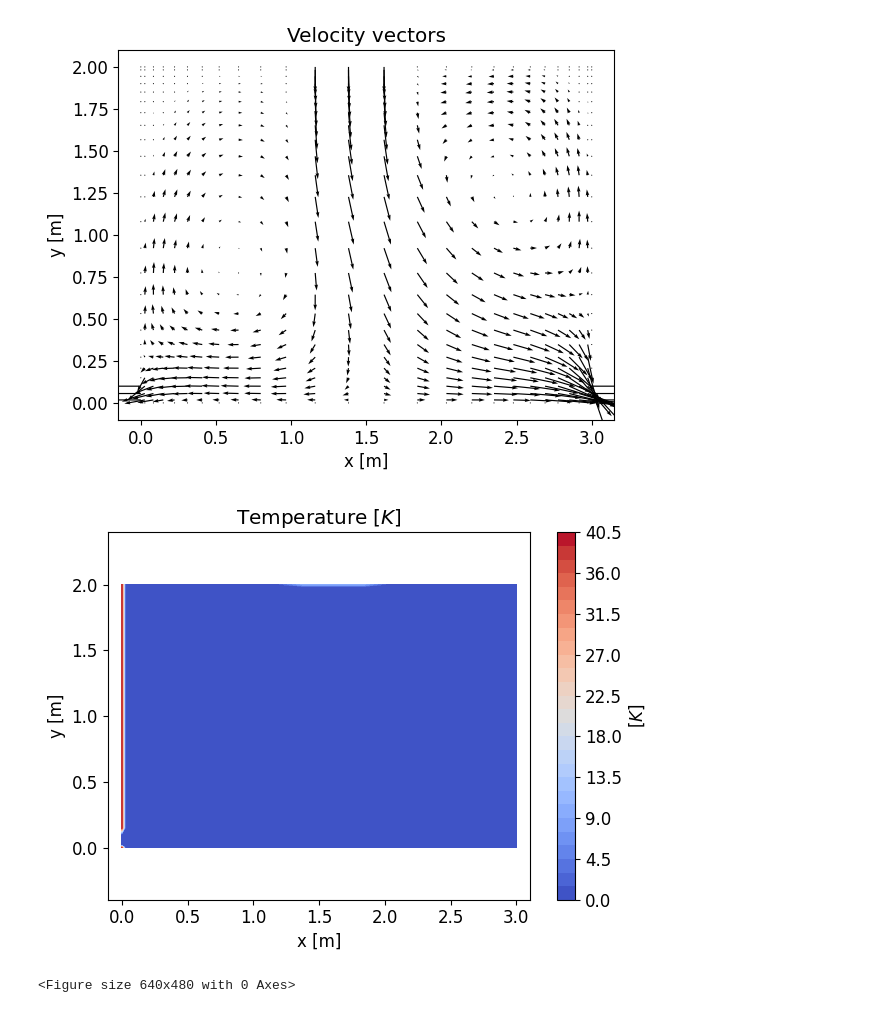
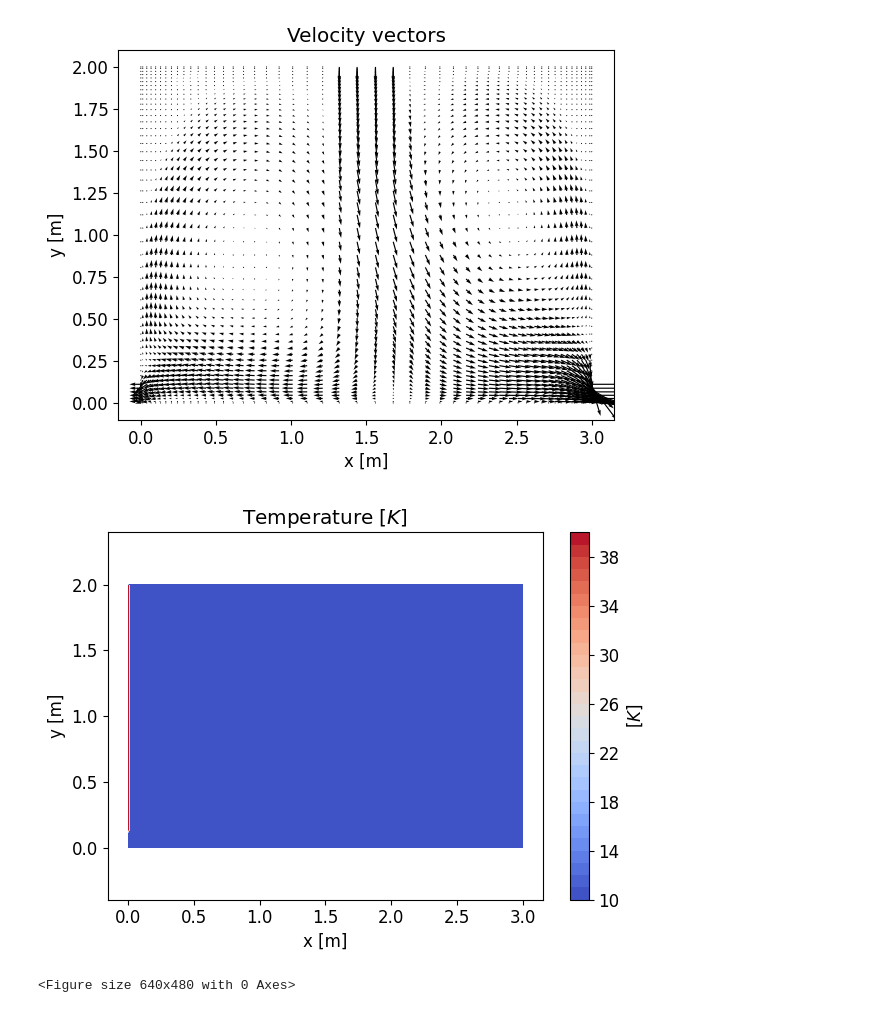
Before and after one commit to John-Carlsson/CFD, a Jupyter notebook: task2/main.ipynb, the cells around one changed output. Saved outputs shown, nothing was run; the diff lists cells and outputs as text; code cells hidden in the pictures.

```diff
--- a/task2/main.ipynb
+++ b/task2/main.ipynb
@@ -24,20 +24,20 @@ import pandas
 #===================== Inputs =====================
 
 # Geometric and mesh inputs (mesh is read from file)
-grid_type = 'coarse' # Either 'coarse' or 'fine'
+grid_type = 'fine' # Either 'coarse' or 'fine'
 caseID    =   20       # Your case number to solve
 
 # Solver inputs
 nIter  = 2000    # set maximum number of iterations
 resTol = 0.001 # set convergence criteria for residuals
-solver = 'Gauss-Seidel'  # Either Gauss-Seidel or TDMA
+solver = 'TDMA'  # Either Gauss-Seidel or TDMA
 
 # Physical properties
 rho    =   1    # Density
 k      =   1    # Thermal conductivity
 Cp     =   200  # Specific heat
 gamma  =   k/Cp # Calculated diffusion coefficient
-
+q_in = 50       #W/m^2
 #====================== Code ======================
 
 # Read grid and velocity data:
@@ -98,8 +98,8 @@ Fe     = np.zeros((nI,nJ))*nan       # Convective coefficients for east face, in
 Fw     = np.zeros((nI,nJ))*nan       # Convective coefficients for west face, in nodes
 Fn     = np.zeros((nI,nJ))*nan       # Convective coefficients for north face, in nodes
 Fs     = np.zeros((nI,nJ))*nan       # Convective coefficients for south face, in nodes
-P      = np.zeros((nI,nJ))*nan       # Array for TDMA, in nodes
-Q      = np.zeros((nI,nJ))*nan       # Array for TDMA, in nodes
+P      = np.zeros((nI,nJ))           # Array for TDMA, in nodes
+Q      = np.zeros((nI,nJ))           # Array for TDMA, in nodes
 u      = u_datavector.reshape(nI,nJ) # Values of x-velocity, in nodes
 v      = v_datavector.reshape(nI,nJ) # Values of y-velocity, in nodes
 res    = []                          # Array for appending residual each iteration
@@ -149,51 +149,52 @@ if True:
 	plt.xlabel('x [m]')
 	plt.ylabel('y [m]')
 # %% [output]
-[figure, old version]
+[figure, new version]
 # %%
 # Initialize dependent variable array and Dirichlet boundary conditions
 # Note that a value is needed in all nodes for contour plot
 # Default:
 
-T = np.zeros_like(T)
-for i in range(0,nI):
-    for j in range(0,nJ):
-        T[i,j] = 0
+T = np.ones_like(T)*10
+# for i in range(0,nI):
+#     for j in range(0,nJ):
+#         T[i,j] = 10
 
 # Inlets (found by velocity into domain), walls (found by zero velocity):
 for i in range(1,nI-1):
     j = nJ-1
     if v[i-1,j] < 0:
         T[i,j] = 10
 
     j = 0
-    T[i,j] = 50/k * dy_sn[i,j+1] * dx_we[i,j+1]
-for j in range(nJ):
+    T[i, j] = q_in* dy_sn[i, j+1]/2 / k + T[i,j+1]
+for j in range(1,nJ-1):
     i = nI-1
-    # ADD CODE HERE
     i = 0
     if u[i,j] == 0:
         T[i,j] = 40
 
 # Set default/constant source terms:
 for i in range(1,nI-1):
     j = 0
-    Su[i,j] = 50
+    Su[i,j] = 0
+
+
 # Plot temperature contour
 plt.figure()
 plt.contourf(nodeX.T, nodeY.T, T.T)
 tempmap=plt.contourf(nodeX.T,nodeY.T,T.T,cmap='coolwarm',levels=30)
 cbar=plt.colorbar(tempmap)
 cbar.set_label('$[K]$')
 plt.title('Temperature $[K]$')
 plt.xlabel('x [m]')
 plt.ylabel('y [m]')
 plt.axis('equal')
 plt.tight_layout()
 plt.show()
 plt.savefig('Figures/Case_'+str(caseID)+'_'+grid_type+'_temperatureDistribution.png')
 # %% [output]
-[figure, old version]
+[figure, new version]
 <Figure size 640x480 with 0 Axes>
 # %%
 # Calculate constant diffusive (D) and convective (F) coefficients
```
Also changed, not shown: parts of 5 cells of this notebook, 17 other files.
